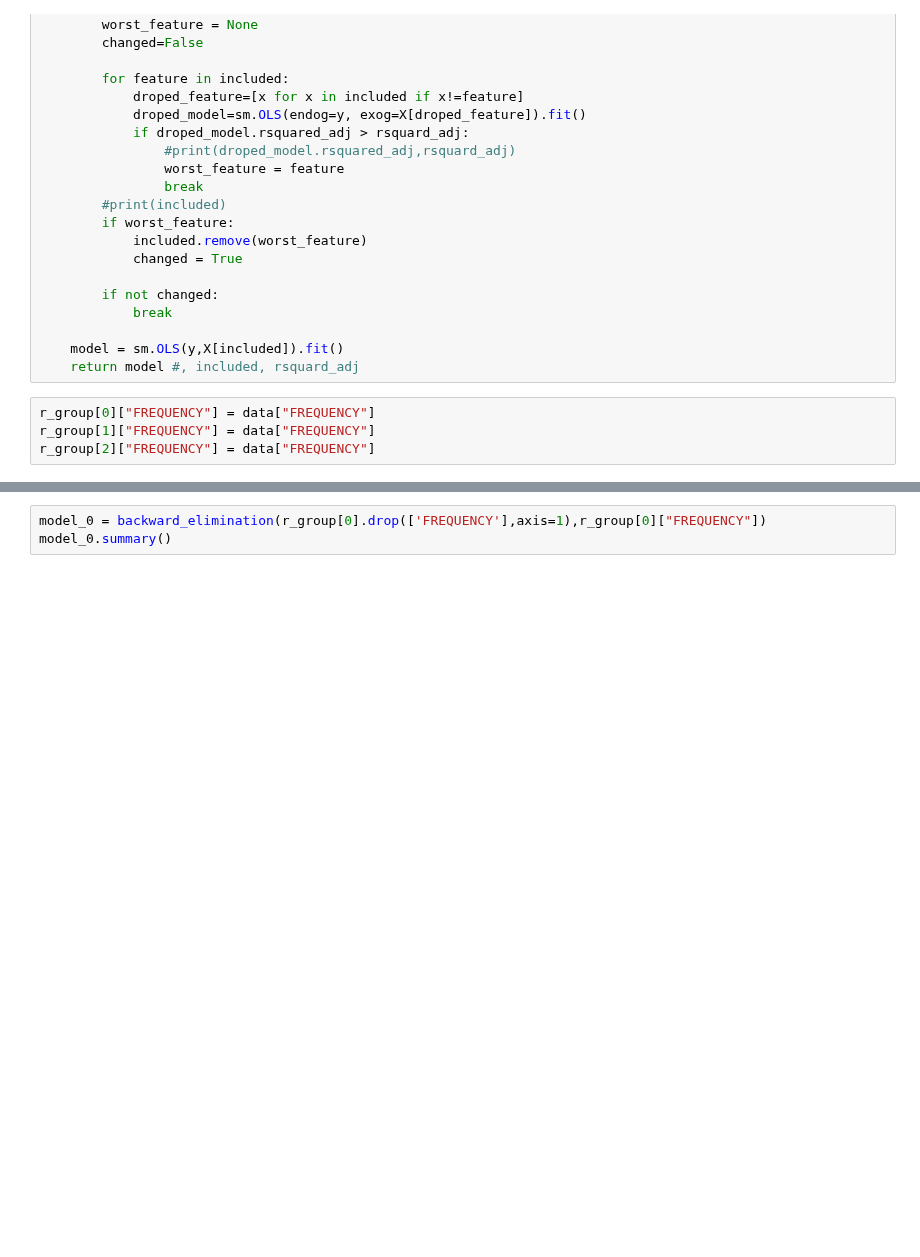
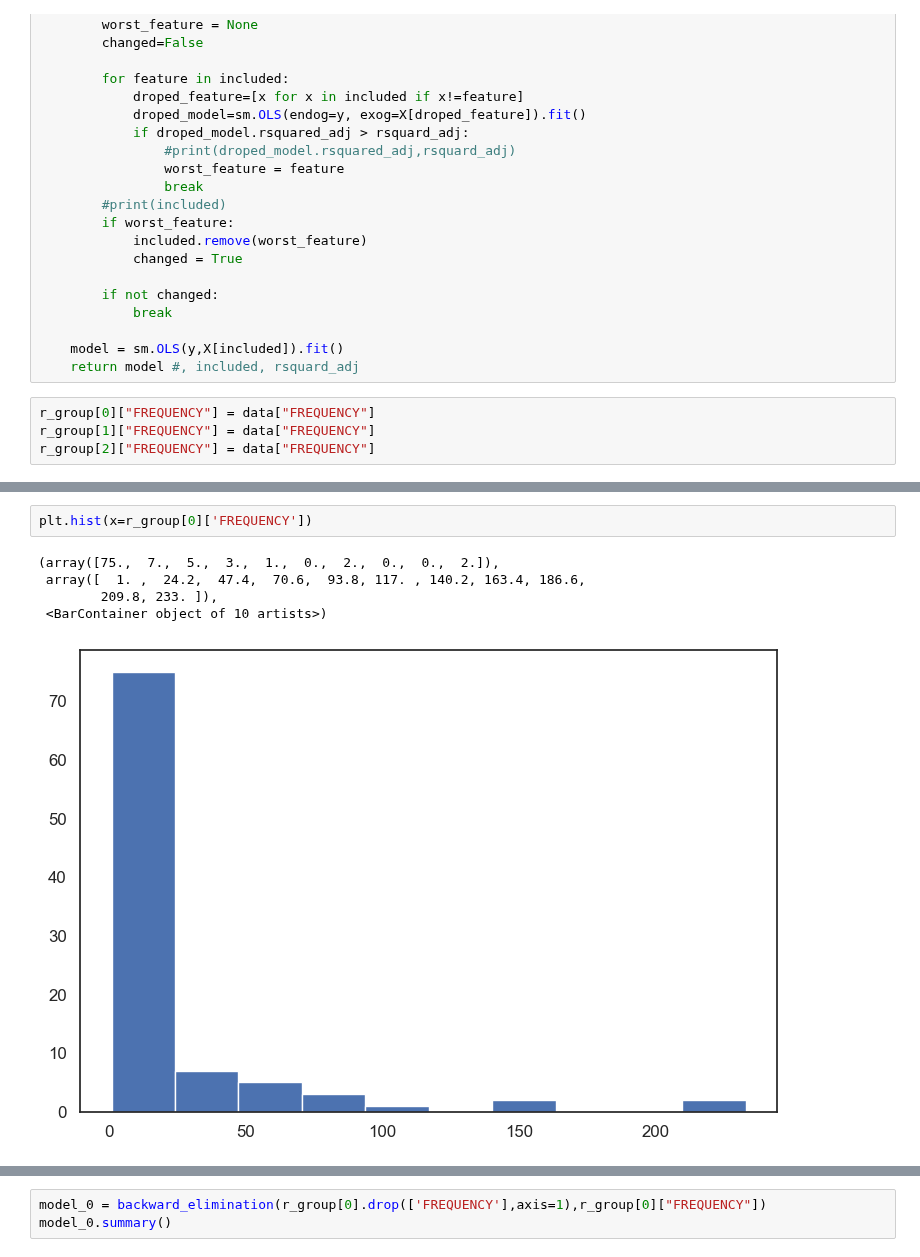
Before and after one commit to yooninsu/SeoulCity_BigData_Campus, a Jupyter notebook: info_gain(면적당시우량)_최종선정.ipynb, the cells around one changed output, grey strips where cells are left out. Drawn from its saved outputs; the diff is of its cells as text; blank space fills up the shorter version.

```diff
--- a/info_gain(면적당시우량)_최종선정.ipynb
+++ b/info_gain(면적당시우량)_최종선정.ipynb
@@ -944,0 +925,8 @@ r_group[2]["FREQUENCY"] = data["FREQUENCY"]
+# %%
+plt.hist(x=r_group[0]['FREQUENCY'])
+# %% [output]
+(array([75.,  7.,  5.,  3.,  1.,  0.,  2.,  0.,  0.,  2.]),
+ array([  1. ,  24.2,  47.4,  70.6,  93.8, 117. , 140.2, 163.4, 186.6,
+        209.8, 233. ]),
+ <BarContainer object of 10 artists>)
+[figure, added]
```
Also changed, not shown: parts of 21 cells of this notebook, 20 other files.
